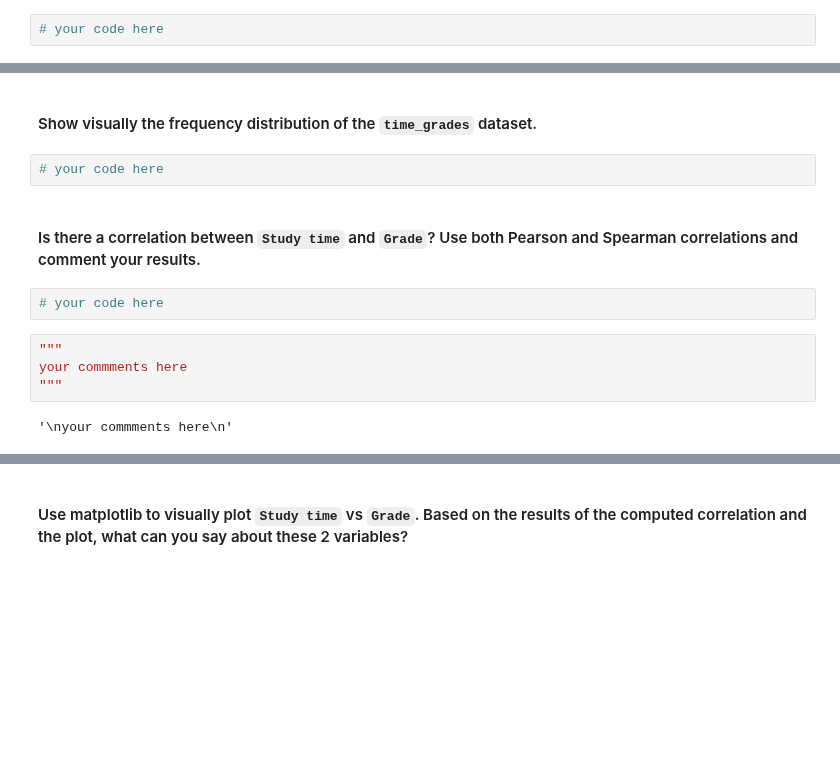
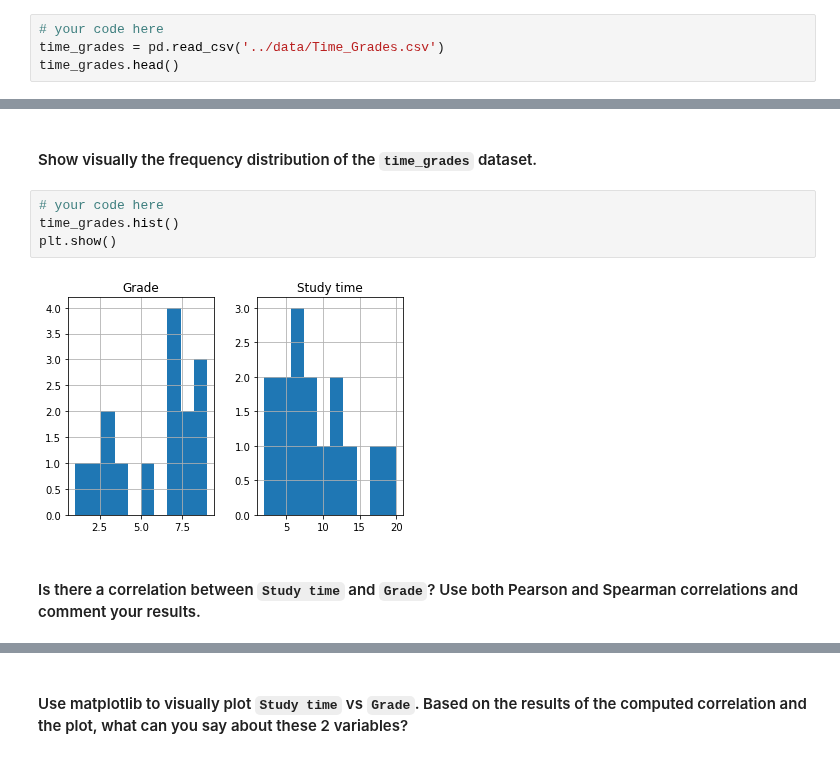
Before and after one commit to paoloironhack/data_analytics062020, a Jupyter notebook: labs/module_2/22_Pivot-Table-Correlation/your_code/main.ipynb, the cells around one changed output, grey strips where cells are left out. Saved outputs shown, nothing was run; the diff lists cells and outputs as text; blank space fills up the shorter version.

```diff
--- a/labs/module_2/22_Pivot-Table-Correlation/your_code/main.ipynb
+++ b/labs/module_2/22_Pivot-Table-Correlation/your_code/main.ipynb
@@ -328,3 +335,5 @@ Read the `time_grades` dataset from
 Save your data in a variable called `time_grades`.
 # %%
 # your code here
+time_grades = pd.read_csv('../data/Time_Grades.csv')
+time_grades.head()
@@ -332,13 +348,9 @@ Save your data in a variable called `time_grades`.
 #### Show visually the frequency distribution of the `time_grades` dataset.
 # %%
 # your code here
+time_grades.hist()
+plt.show()
+# %% [output]
+[figure, added]
 # %% [markdown]
 #### Is there a correlation between `Study time` and `Grade`? Use both Pearson and Spearman correlations and comment your results.
-# %%
-# your code here
-# %%
-"""
-your commments here
-"""
-# %% [output]
-'\nyour commments here\n'
```
Also changed, not shown: parts of 21 cells of this notebook, 5 other files.
